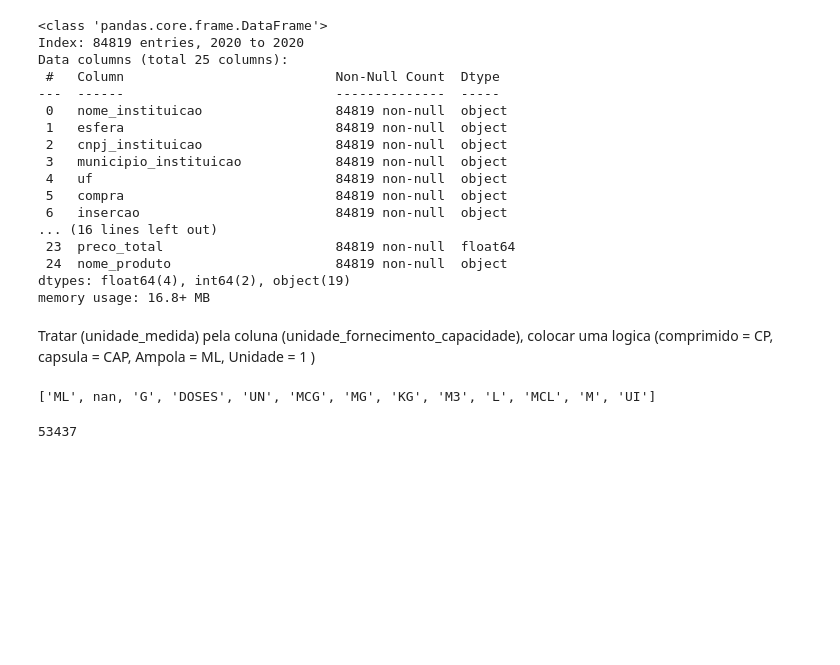
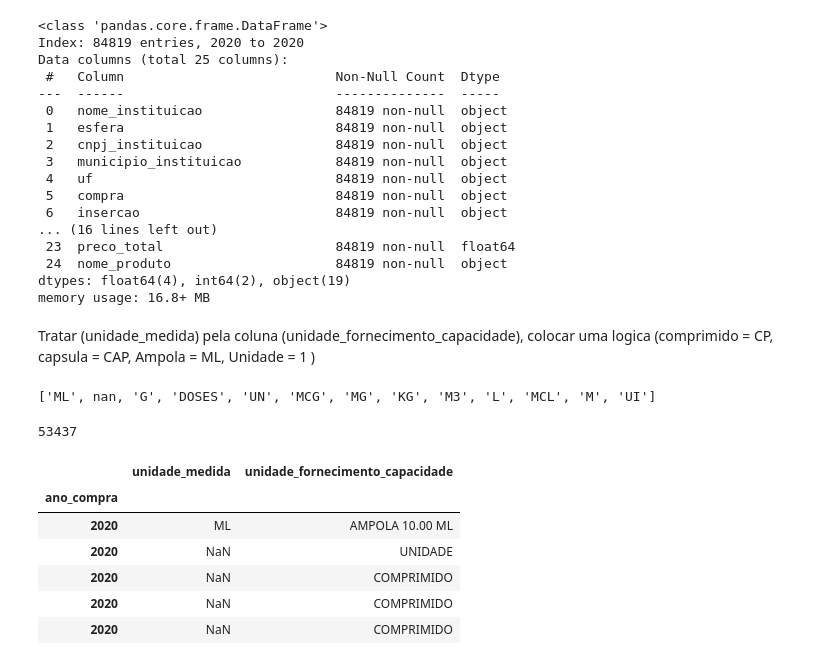
Before and after one commit to Marcos-Bhering/Projeto_modulo2_Senai_MarcosBhering, a Jupyter notebook: tratamento_dos_dados_2020.ipynb, the cells around one changed output. Cells and saved outputs as stored; diff of their text form; code cells hidden in the pictures; blank space fills up the shorter version.

```diff
--- a/tratamento_dos_dados_2020.ipynb
+++ b/tratamento_dos_dados_2020.ipynb
@@ -22,3 +28,9 @@ df.head()
+# %%
+df["compra"] = pd.to_datetime(
+    df["compra"],
+    format="%d/%m/%Y",
+    errors="coerce"
+)
 # %%
 df.info()
 # %% [output]
@@ -170,3 +182,13 @@ df['unidade_medida'].isnull().sum()
 # %% [output]
 ['ML', nan, 'G', 'DOSES', 'UN', 'MCG', 'MG', 'KG', 'M3', 'L', 'MCL', 'M', 'UI']
 53437
+# %%
+df[['unidade_medida', 'unidade_fornecimento_capacidade']].head()
+# %% [output]
+|  | unidade_medida | unidade_fornecimento_capacidade |
+| ano_compra |  |  |
+| 2020 | ML | AMPOLA 10.00 ML |
+| 2020 | NaN | UNIDADE |
+| 2020 | NaN | COMPRIMIDO |
+| 2020 | NaN | COMPRIMIDO |
+| 2020 | NaN | COMPRIMIDO |
```
Also changed, not shown: parts of 9 cells of this notebook, 2 other files.
